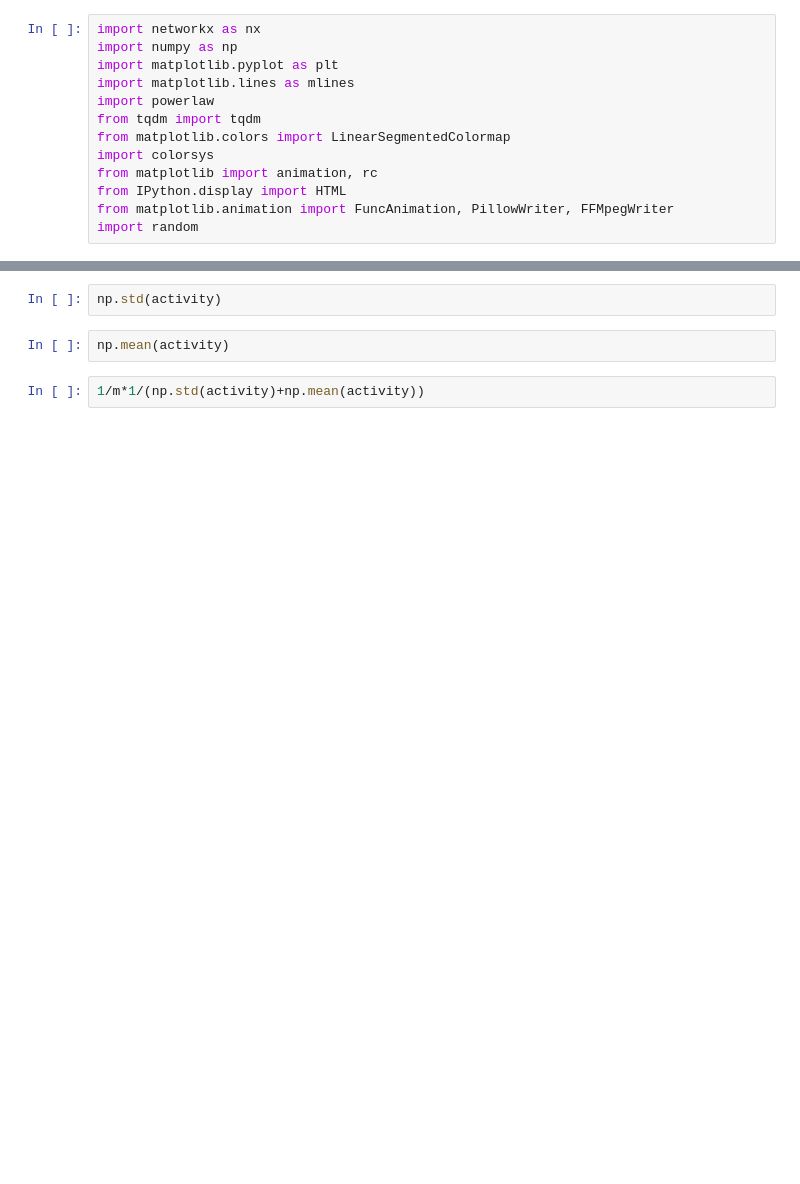
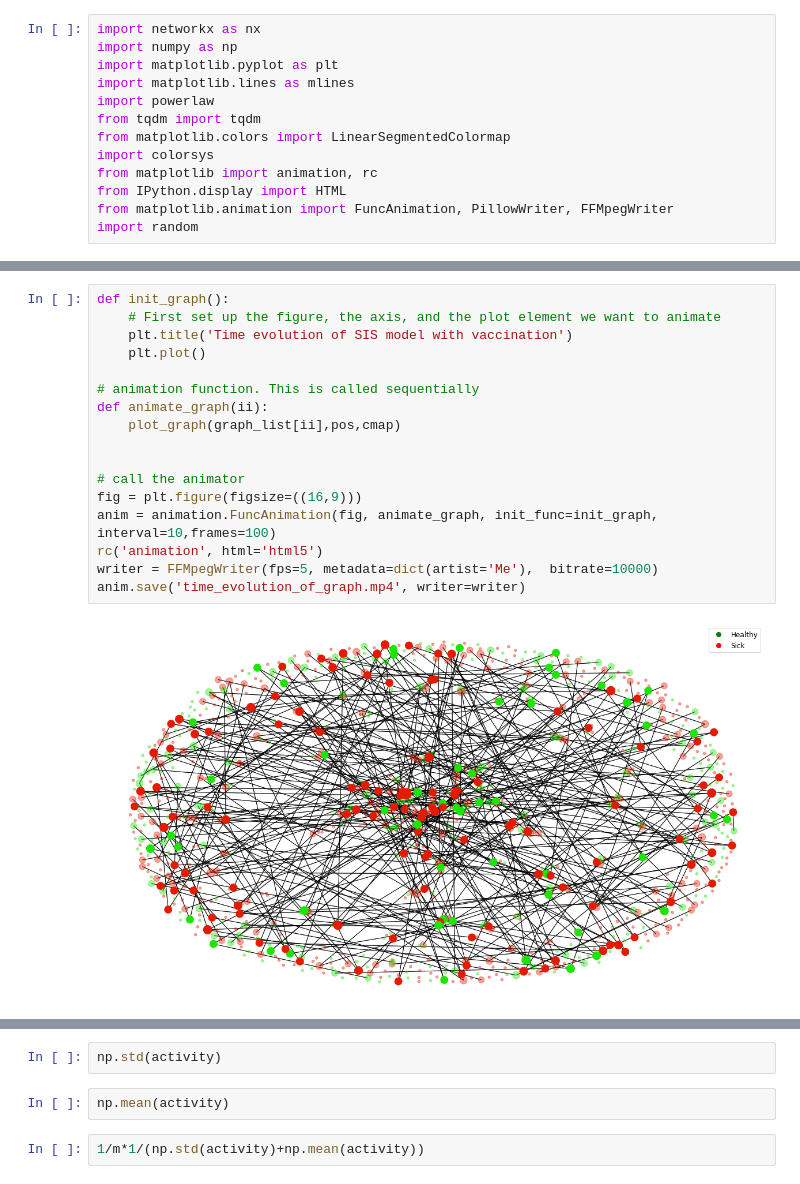
Before and after one commit to MateuszS312/ADN_complex_network, a Jupyter notebook: ADN_complex_network.ipynb, the cells around one changed output, grey strips where cells are left out. Saved outputs shown, nothing was run; the diff lists cells and outputs as text; blank space fills up the shorter version.

```diff
--- a/ADN_complex_network.ipynb
+++ b/ADN_complex_network.ipynb
@@ -98,0 +176,19 @@ for ii in tqdm(range(max_iter)):
+# %%
+def init_graph():
+    # First set up the figure, the axis, and the plot element we want to animate
+    plt.title('Time evolution of SIS model with vaccination')
+    plt.plot()
+
+# animation function. This is called sequentially
+def animate_graph(ii):
+    plot_graph(graph_list[ii],pos,cmap)
+
+
+# call the animator
+fig = plt.figure(figsize=((16,9)))
+anim = animation.FuncAnimation(fig, animate_graph, init_func=init_graph, interval=10,frames=100)
+rc('animation', html='html5')
+writer = FFMpegWriter(fps=5, metadata=dict(artist='Me'),  bitrate=10000)
+anim.save('time_evolution_of_graph.mp4', writer=writer)
+# %% [output]
+[figure, added]
```
Also changed, not shown: parts of 22 cells of this notebook, 3 other files.
